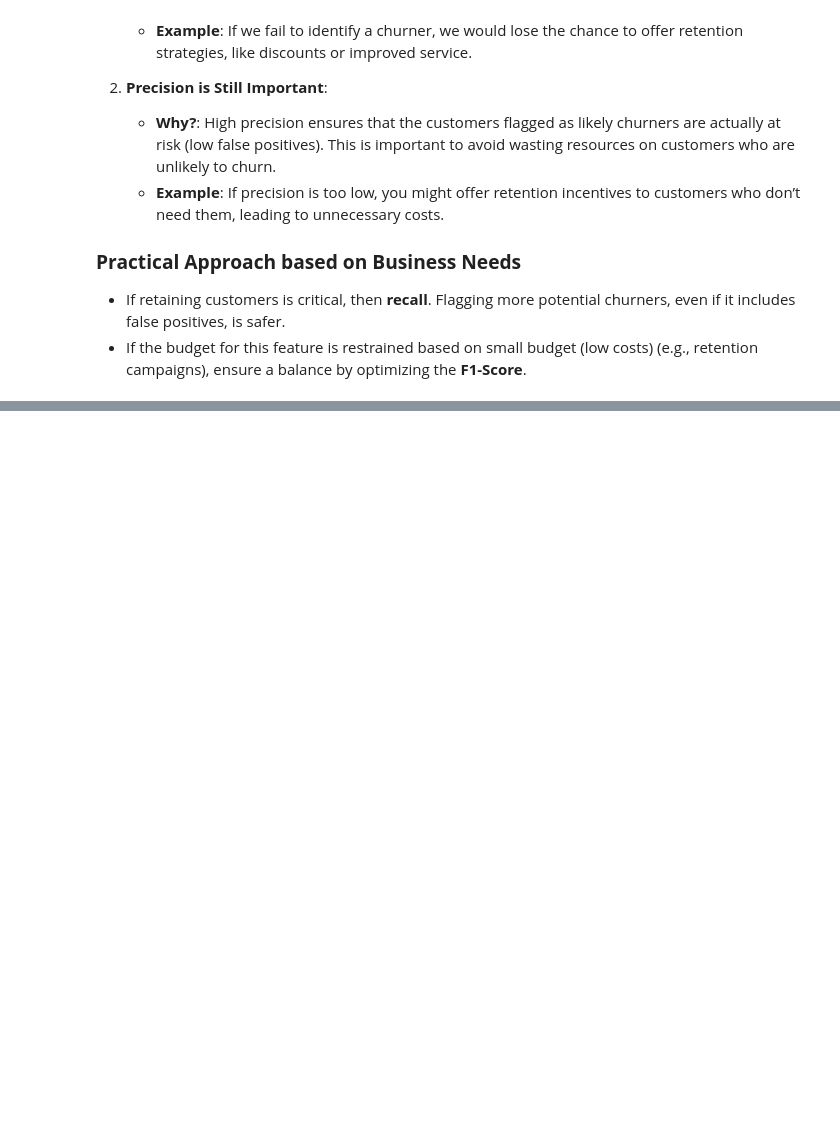
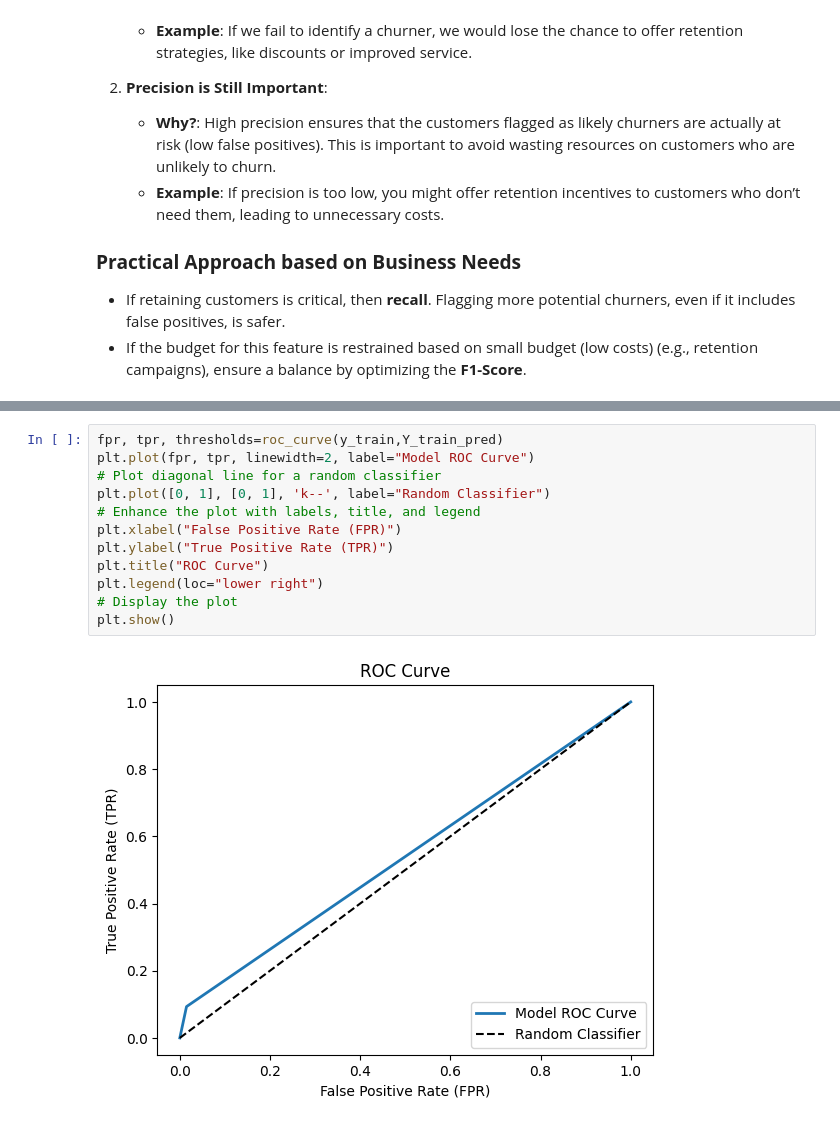
Before and after one commit to gappy401/Data-Challenges, a Jupyter notebook: Predictive Analytics for Customer Churn/Churn-Model.ipynb, the cells around one changed output, grey strips where cells are left out. Drawn from its saved outputs; the diff is of its cells as text; blank space fills up the shorter version.

```diff
--- a/Predictive Analytics for Customer Churn/Churn-Model.ipynb
+++ b/Predictive Analytics for Customer Churn/Churn-Model.ipynb
@@ -316,0 +542,14 @@ For a **churn model**, the choice between precision and recall depends on the bu
+# %%
+fpr, tpr, thresholds=roc_curve(y_train,Y_train_pred)
+plt.plot(fpr, tpr, linewidth=2, label="Model ROC Curve")
+# Plot diagonal line for a random classifier
+plt.plot([0, 1], [0, 1], 'k--', label="Random Classifier")
+# Enhance the plot with labels, title, and legend
+plt.xlabel("False Positive Rate (FPR)")
+plt.ylabel("True Positive Rate (TPR)")
+plt.title("ROC Curve")
+plt.legend(loc="lower right")
+# Display the plot
+plt.show()
+# %% [output]
+[figure, added]
```
Also changed, not shown: parts of 18 cells of this notebook.
